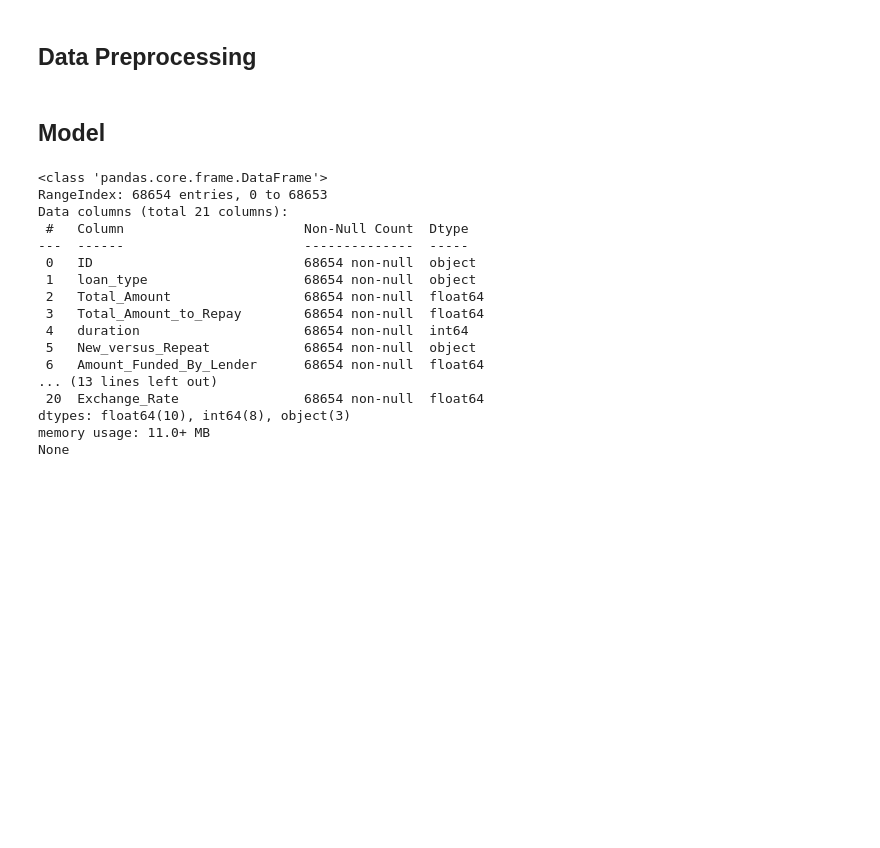
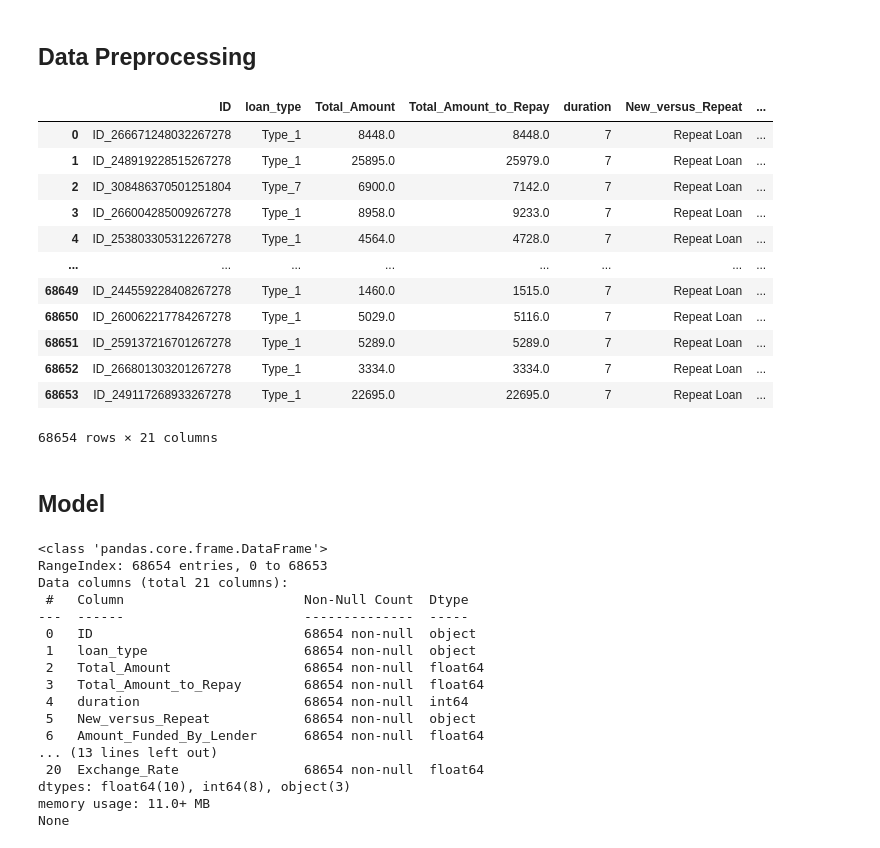
Before and after one commit to Toavina00/Zindi-credit-scoring, a Jupyter notebook: credit-scoring.ipynb, the cells around one changed output. Saved outputs shown, nothing was run; the diff lists cells and outputs as text; code cells hidden in the pictures; blank space fills up the shorter version.

```diff
--- a/credit-scoring.ipynb
+++ b/credit-scoring.ipynb
@@ -69,2 +129,20 @@ def preprocess(df, indicator):
+# %%
+pipe = make_pipeline(FunctionTransformer(preprocess, kw_args={"indicator": indicator}))
+
+pipe.fit_transform(train)
+# %% [output]
+|  | ID | loan_type | Total_Amount | Total_Amount_to_Repay | duration | New_versus_Repeat | ... |
+| 0 | ID_266671248032267278 | Type_1 | 8448.0 | 8448.0 | 7 | Repeat Loan | ... |
+| 1 | ID_248919228515267278 | Type_1 | 25895.0 | 25979.0 | 7 | Repeat Loan | ... |
+| 2 | ID_308486370501251804 | Type_7 | 6900.0 | 7142.0 | 7 | Repeat Loan | ... |
+| 3 | ID_266004285009267278 | Type_1 | 8958.0 | 9233.0 | 7 | Repeat Loan | ... |
+| 4 | ID_253803305312267278 | Type_1 | 4564.0 | 4728.0 | 7 | Repeat Loan | ... |
+| ... | ... | ... | ... | ... | ... | ... | ... |
+| 68649 | ID_244559228408267278 | Type_1 | 1460.0 | 1515.0 | 7 | Repeat Loan | ... |
+| 68650 | ID_260062217784267278 | Type_1 | 5029.0 | 5116.0 | 7 | Repeat Loan | ... |
+| 68651 | ID_259137216701267278 | Type_1 | 5289.0 | 5289.0 | 7 | Repeat Loan | ... |
+| 68652 | ID_266801303201267278 | Type_1 | 3334.0 | 3334.0 | 7 | Repeat Loan | ... |
+| 68653 | ID_249117268933267278 | Type_1 | 22695.0 | 22695.0 | 7 | Repeat Loan | ... |
+68654 rows × 21 columns
 # %% [markdown]
 ## Model
```
Also changed, not shown: parts of 6 cells of this notebook, 1 other file.
